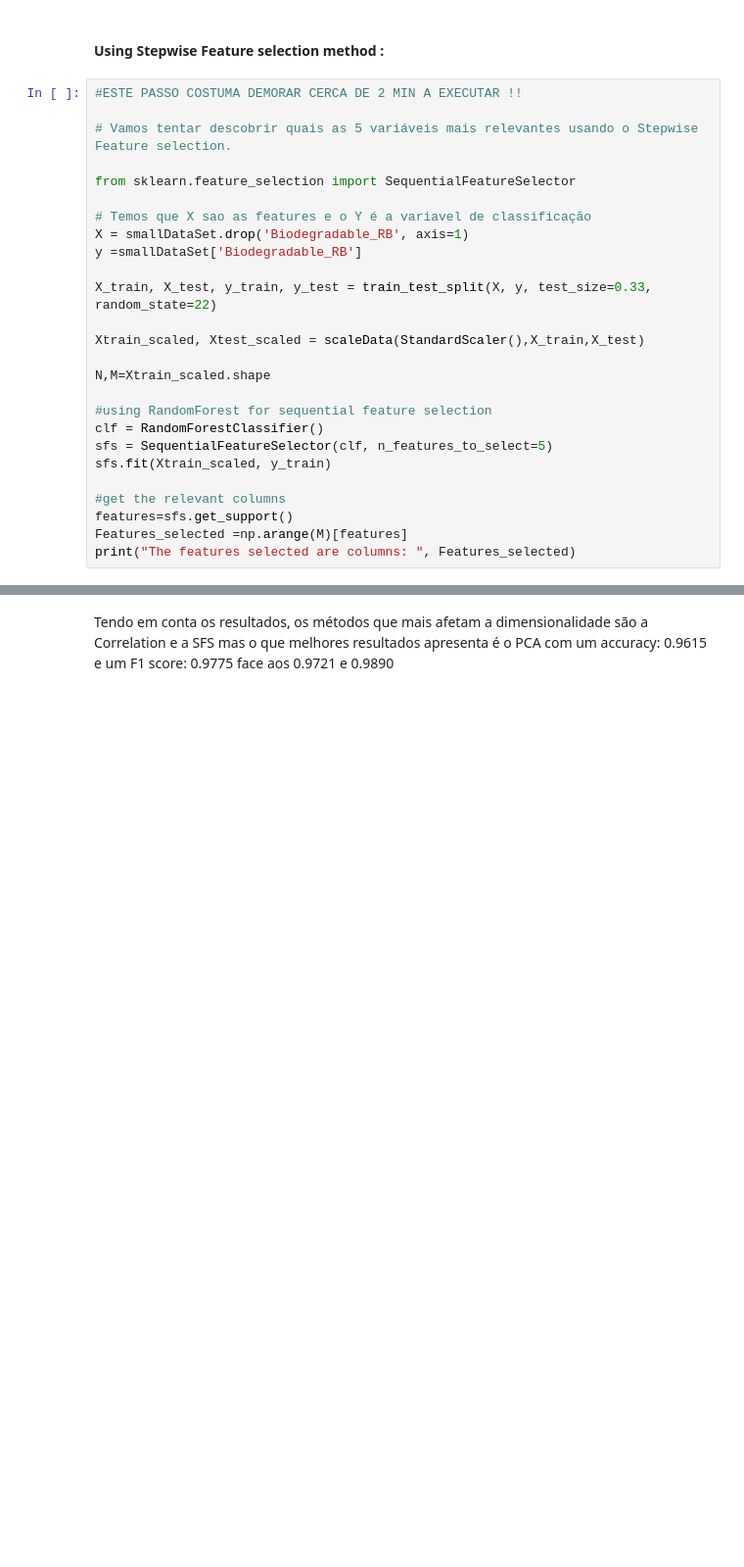
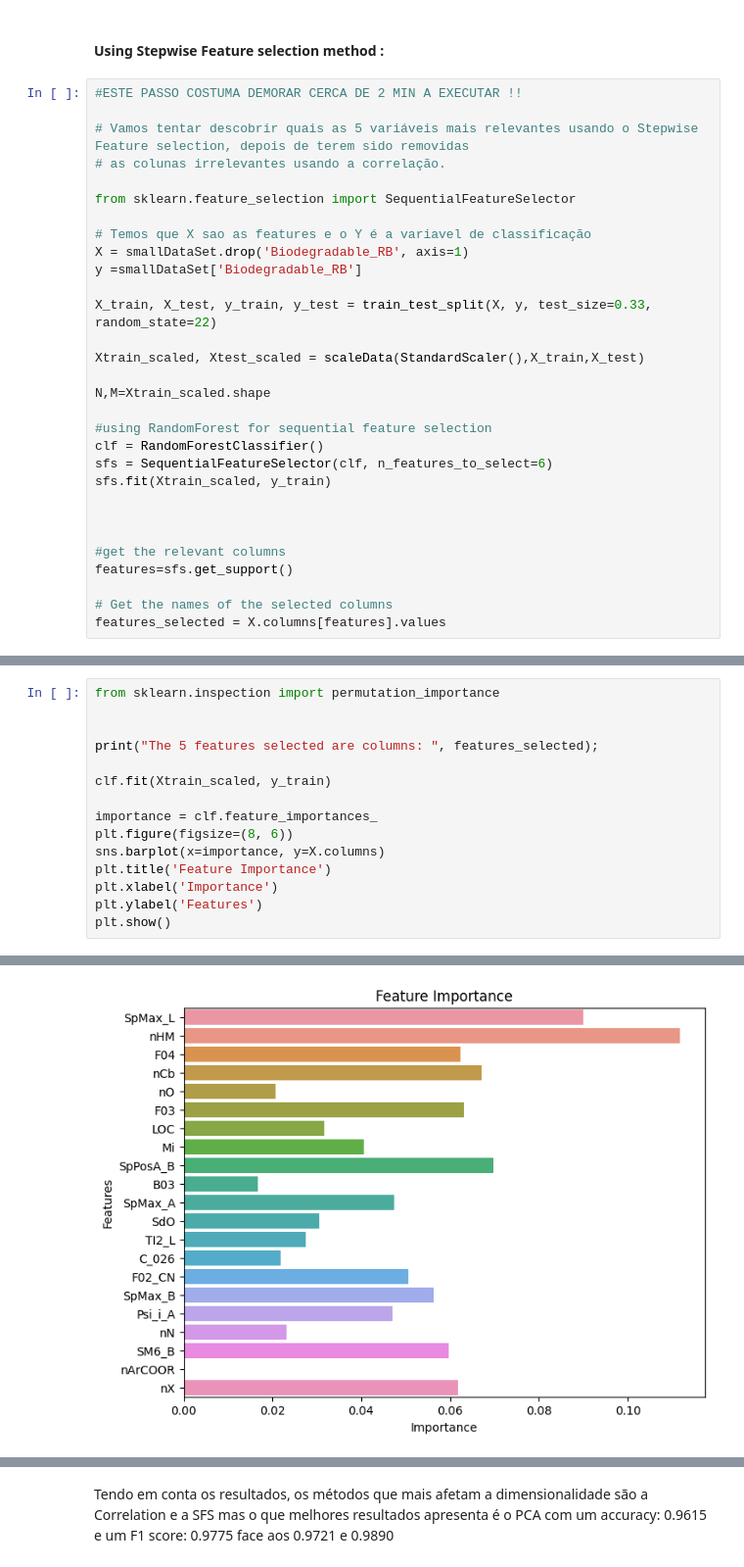
Before and after one commit to fh0312/Machine_Learning_Project, a Jupyter notebook: Projeto_2_Grupo_41.ipynb, the cells around one changed output, grey strips where cells are left out. Shown at 98% size. Drawn from its saved outputs; the diff is of its cells as text; blank space fills up the shorter version.

```diff
--- a/Projeto_2_Grupo_41.ipynb
+++ b/Projeto_2_Grupo_41.ipynb
@@ -381,7 +426,8 @@ Desta maneira acabámos por reduzir a dimensionalidade dos dados, eliminando cer
 # %%
 #ESTE PASSO COSTUMA DEMORAR CERCA DE 2 MIN A EXECUTAR !!
 
-# Vamos tentar descobrir quais as 5 variáveis mais relevantes usando o Stepwise Feature selection.
+# Vamos tentar descobrir quais as 5 variáveis mais relevantes usando o Stepwise Feature selection, depois de terem sido removidas
+# as colunas irrelevantes usando a correlação.
 
 from sklearn.feature_selection import SequentialFeatureSelector
 
@@ -397,11 +443,14 @@ N,M=Xtrain_scaled.shape
 
 #using RandomForest for sequential feature selection
 clf = RandomForestClassifier()
-sfs = SequentialFeatureSelector(clf, n_features_to_select=5)
+sfs = SequentialFeatureSelector(clf, n_features_to_select=6)
 sfs.fit(Xtrain_scaled, y_train)
+
+
 
 #get the relevant columns
 features=sfs.get_support()
-Features_selected =np.arange(M)[features]
-print("The features selected are columns: ", Features_selected)
+
+# Get the names of the selected columns
+features_selected = X.columns[features].values
 # %% [output]
@@ -408,0 +464,16 @@ The features selected are columns:  [ 1  3  5  7 10]
+# %%
+from sklearn.inspection import permutation_importance
+
+
+print("The 5 features selected are columns: ", features_selected);
+
+clf.fit(Xtrain_scaled, y_train)
+
+importance = clf.feature_importances_
+plt.figure(figsize=(8, 6))
+sns.barplot(x=importance, y=X.columns)
+plt.title('Feature Importance')
+plt.xlabel('Importance')
+plt.ylabel('Features')
+plt.show()
+# %% [output]
@@ -408,0 +481 @@ The features selected are columns:  [ 1  3  5  7 10]
+[figure, added]
```
Also changed, not shown: parts of 17 cells of this notebook.
